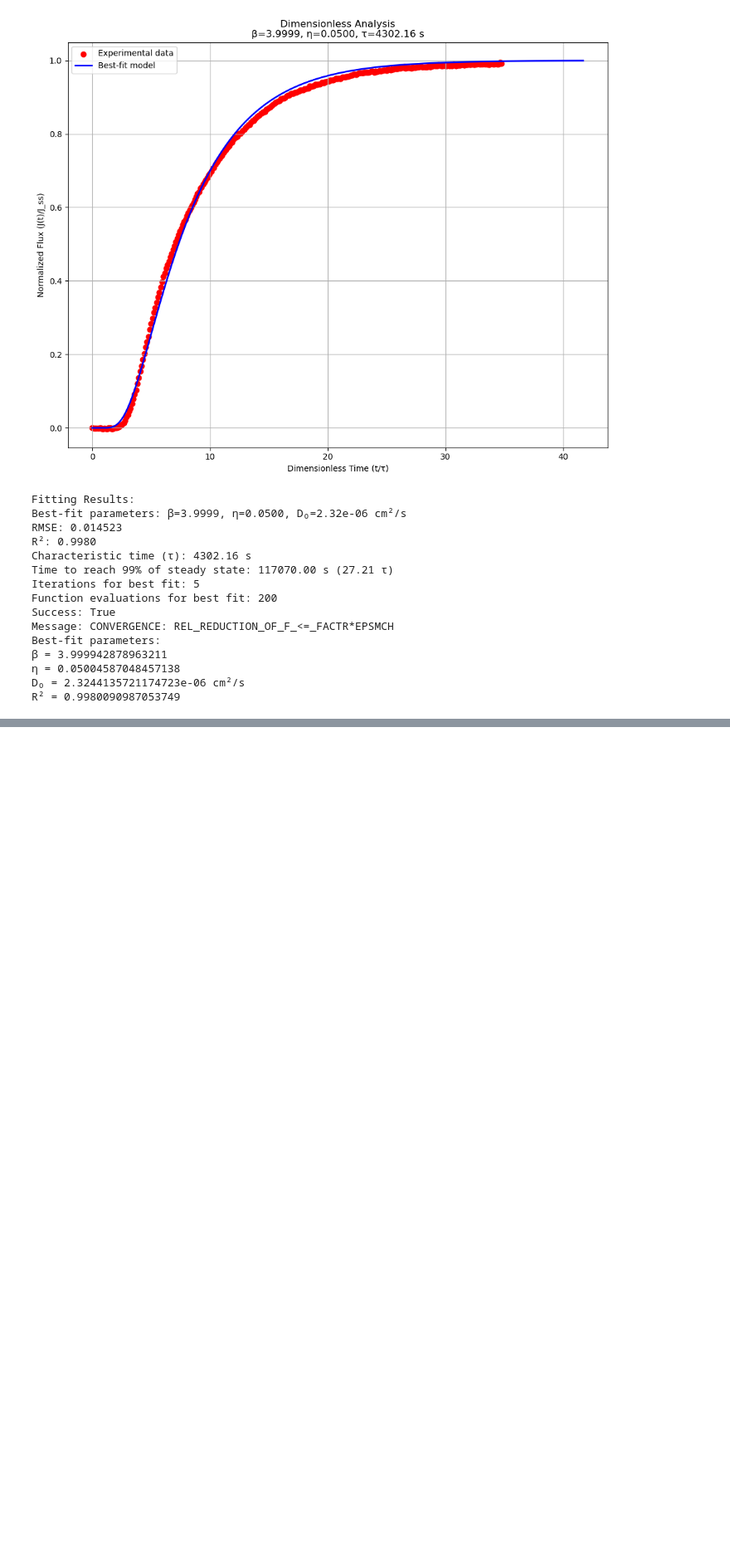
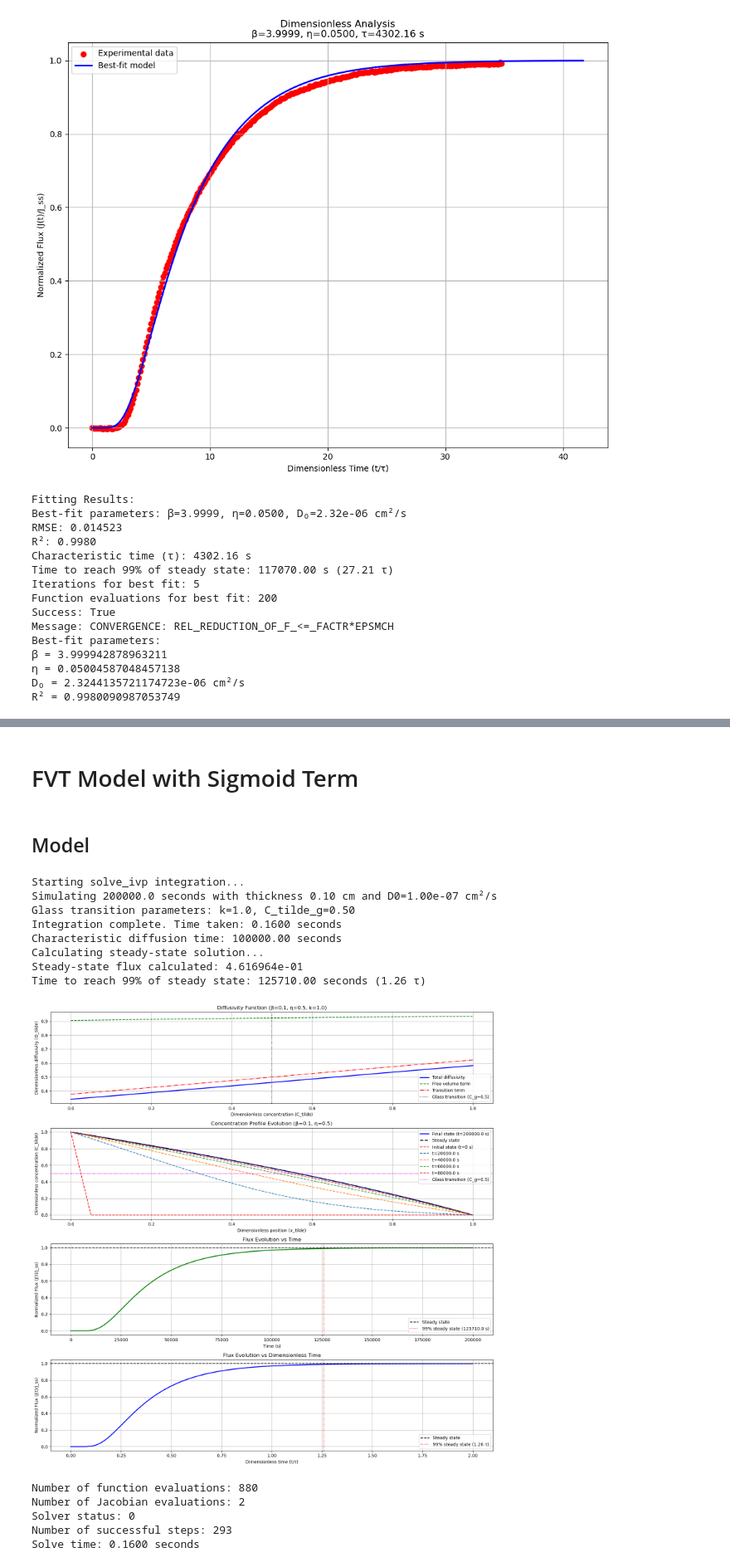
Before and after one commit to louis-sh-nguyen/object-oriented-pemeation-analysis, a Jupyter notebook: notebooks/new_fvt_model.ipynb, the cells around one changed output, grey strips where cells are left out. Shown at 83% size. Saved outputs shown, nothing was run; the diff lists cells and outputs as text; code cells hidden in the pictures; blank space fills up the shorter version.

```diff
--- a/notebooks/new_fvt_model.ipynb
+++ b/notebooks/new_fvt_model.ipynb
@@ -867,0 +956,4 @@ flux_df, exp_df = compare_model_exp(exp_data['time'], exp_data['scaled_smoothed_
+# %% [markdown]
+# FVT Model with Sigmoid Term
+# %% [markdown]
+## Model
@@ -867,0 +1296,17 @@ flux_df, exp_df = compare_model_exp(exp_data['time'], exp_data['scaled_smoothed_
+# %%
+C_df, flux_df, solution, C_ss, J_ss, results = solve_permeation_pde(beta=0.1, eta=0.5, D0=1e-7, k=1.0, c_tilde_g=0.5, L=0.1, T=200e3, dx=0.05, verbose=True, display_plot=True)
+# %% [output]
+Starting solve_ivp integration...
+Simulating 200000.0 seconds with thickness 0.10 cm and D0=1.00e-07 cm²/s
+Glass transition parameters: k=1.0, C_tilde_g=0.50
+Integration complete. Time taken: 0.1600 seconds
+Characteristic diffusion time: 100000.00 seconds
+Calculating steady-state solution...
+Steady-state flux calculated: 4.616964e-01
+Time to reach 99% of steady state: 125710.00 seconds (1.26 τ)
+[figure, added]
+Number of function evaluations: 880
+Number of Jacobian evaluations: 2
+Solver status: 0
+Number of successful steps: 293
+Solve time: 0.1600 seconds
```
Also changed, not shown: parts of 8 cells of this notebook.
